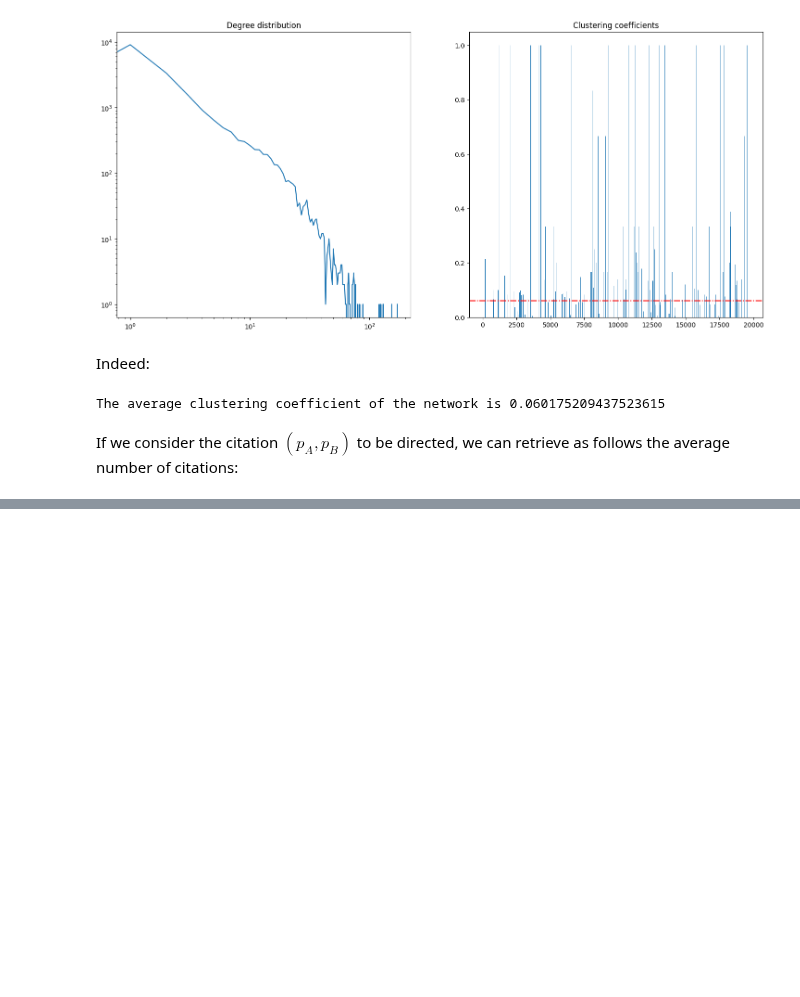
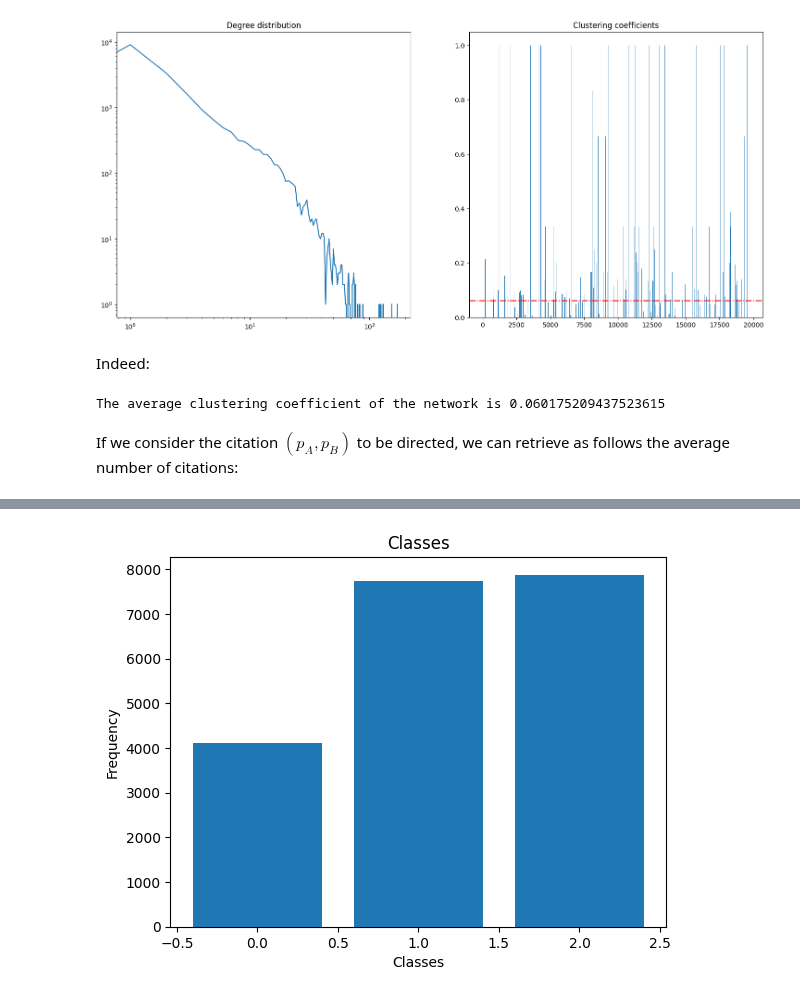
Before and after one commit to LeoDiNino97/SocialNetworks-OnlineMarkets, a Jupyter notebook: Social Networks/Homework/P6/P6.ipynb, the cells around one changed output, grey strips where cells are left out. Cells and saved outputs as stored; diff of their text form; code cells hidden in the pictures; blank space fills up the shorter version.

```diff
--- a/Social Networks/Homework/P6/P6.ipynb
+++ b/Social Networks/Homework/P6/P6.ipynb
@@ -125,0 +171,15 @@ The average number of citations a paper receives from other papers is 4.49601866
+# %%
+class_counts = Counter(nodes_classes.tolist())
+
+# Extract classes and their frequencies
+class_labels = list(class_counts.keys())
+class_frequencies = list(class_counts.values())
+
+# Plot bar plot
+plt.bar(class_labels, class_frequencies)
+plt.xlabel('Classes')
+plt.ylabel('Frequency')
+plt.title('Classes')
+plt.show()
+# %% [output]
+[figure, added]
```
Also changed, not shown: parts of 29 cells of this notebook, 1 other file.
